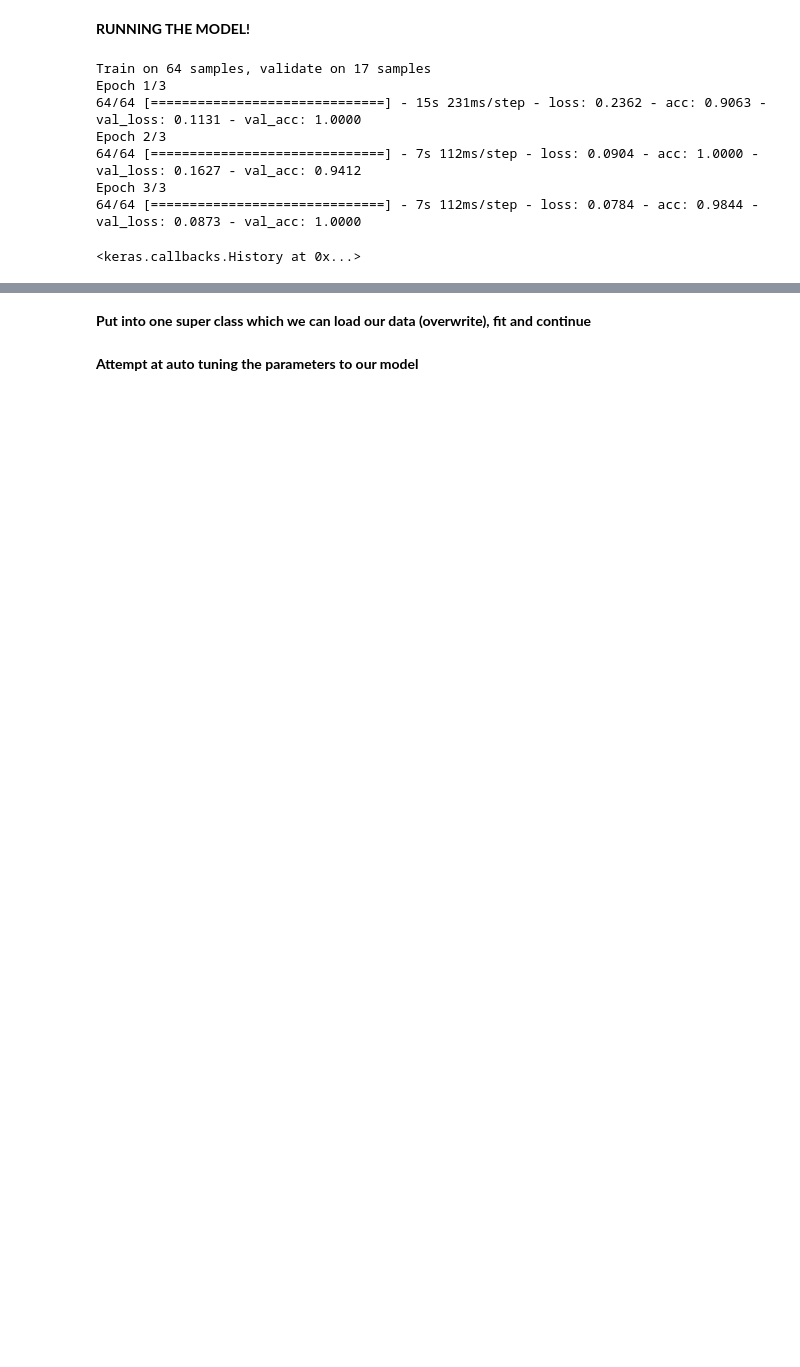
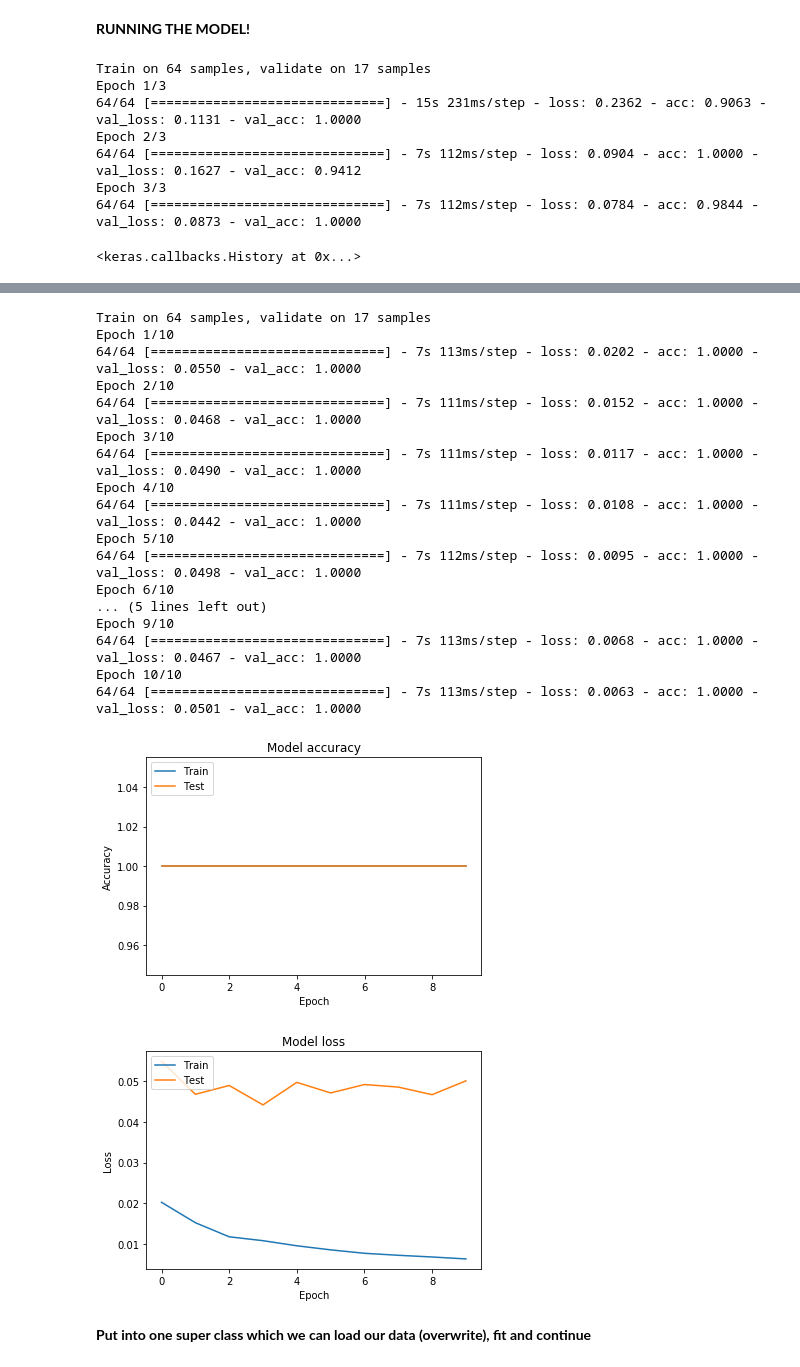
Before and after one commit to StevenVuong/MSc_Project, a Jupyter notebook: p3.ipynb, the cells around one changed output, grey strips where cells are left out. Saved outputs shown, nothing was run; the diff lists cells and outputs as text; code cells hidden in the pictures; blank space fills up the shorter version.

```diff
--- a/p3.ipynb
+++ b/p3.ipynb
@@ -156,3 +191,8 @@ Epoch 2/3
 Epoch 3/3
 64/64 [==============================] - 7s 112ms/step - loss: 0.0784 - acc: 0.9844 - val_loss: 0.0873 - val_acc: 1.0000
 <keras.callbacks.History at 0x...>
+# %%
+from keras.models import load_model
+
+# load and run a saved model
+model = load_model('my_model.h5')
@@ -175,3 +277,45 @@ Next Steps:
+# %%
+import matplotlib.pyplot as plt
+
+history = model.fit(X_train, y_train, validation_split=0.2, epochs=10, batch_size=5, verbose=1)
+
+# Plot training & validation accuracy values
+plt.plot(history.history['acc'])
+plt.plot(history.history['val_acc'])
+plt.title('Model accuracy')
+plt.ylabel('Accuracy')
+plt.xlabel('Epoch')
+plt.legend(['Train', 'Test'], loc='upper left')
+plt.show()
+
+# Plot training & validation loss values
+plt.plot(history.history['loss'])
+plt.plot(history.history['val_loss'])
+plt.title('Model loss')
+plt.ylabel('Loss')
+plt.xlabel('Epoch')
+plt.legend(['Train', 'Test'], loc='upper left')
+plt.show()
+# %% [output]
+Train on 64 samples, validate on 17 samples
+Epoch 1/10
+64/64 [==============================] - 7s 113ms/step - loss: 0.0202 - acc: 1.0000 - val_loss: 0.0550 - val_acc: 1.0000
+Epoch 2/10
+64/64 [==============================] - 7s 111ms/step - loss: 0.0152 - acc: 1.0000 - val_loss: 0.0468 - val_acc: 1.0000
+Epoch 3/10
+64/64 [==============================] - 7s 111ms/step - loss: 0.0117 - acc: 1.0000 - val_loss: 0.0490 - val_acc: 1.0000
+Epoch 4/10
+64/64 [==============================] - 7s 111ms/step - loss: 0.0108 - acc: 1.0000 - val_loss: 0.0442 - val_acc: 1.0000
+Epoch 5/10
+64/64 [==============================] - 7s 112ms/step - loss: 0.0095 - acc: 1.0000 - val_loss: 0.0498 - val_acc: 1.0000
+Epoch 6/10
+... (5 lines left out)
+Epoch 9/10
+64/64 [==============================] - 7s 113ms/step - loss: 0.0068 - acc: 1.0000 - val_loss: 0.0467 - val_acc: 1.0000
+Epoch 10/10
+64/64 [==============================] - 7s 113ms/step - loss: 0.0063 - acc: 1.0000 - val_loss: 0.0501 - val_acc: 1.0000
+[figure, added]
+[figure, added]
 # %% [markdown]
 **Put into one super class which we can load our data (overwrite), fit and continue**
 # %%
@@ -201,5 +345,3 @@ for batch_pkl in os.listdir(batches_path):
 # creates a file and saves it (architecture, weights, optimizer)
 model.save('my_model.h5', overwrite=True)  # creates a HDF5 file 'my_model.h5'
 # model = load_model('my_model.h5')
-# %% [markdown]
-**Attempt at auto tuning the parameters to our model**
```
Also changed, not shown: parts of 19 cells of this notebook.
